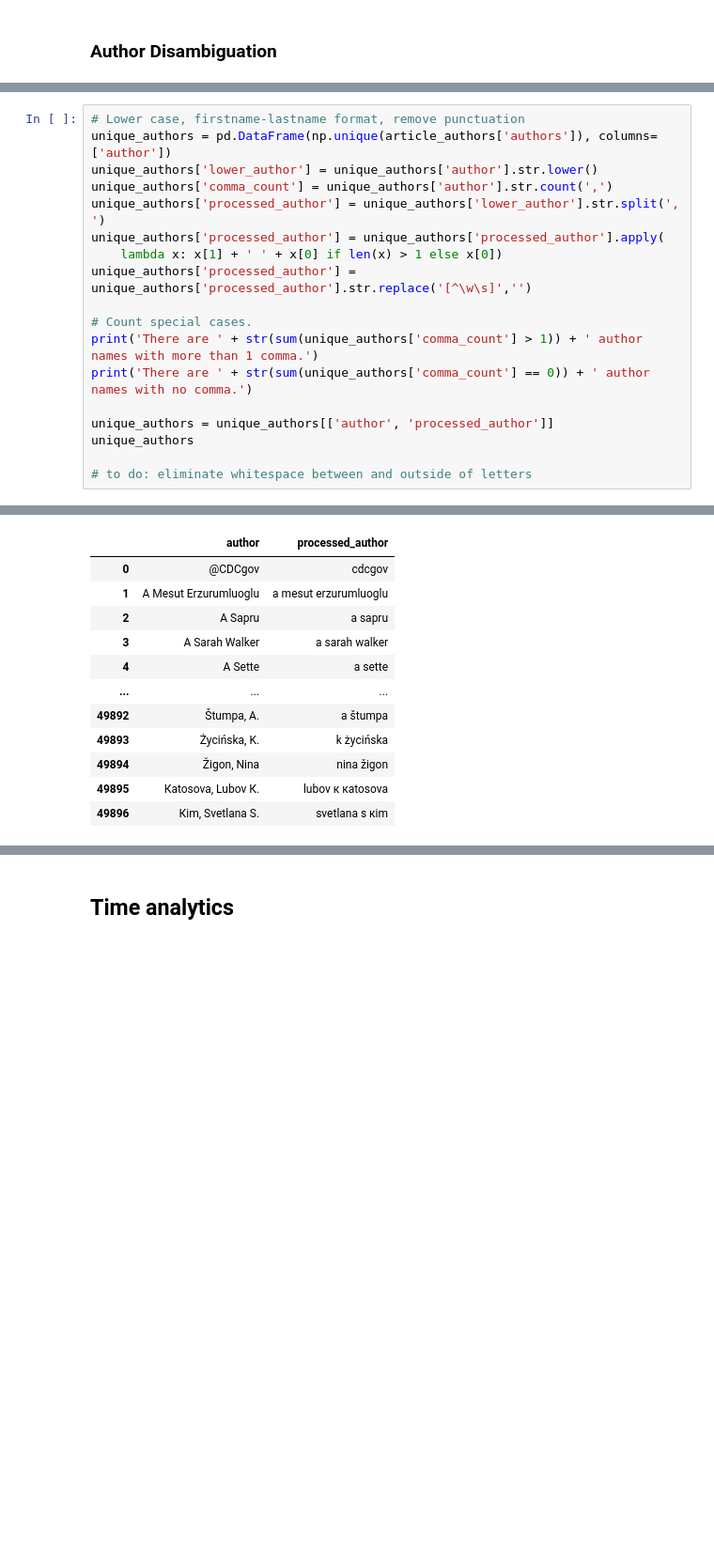
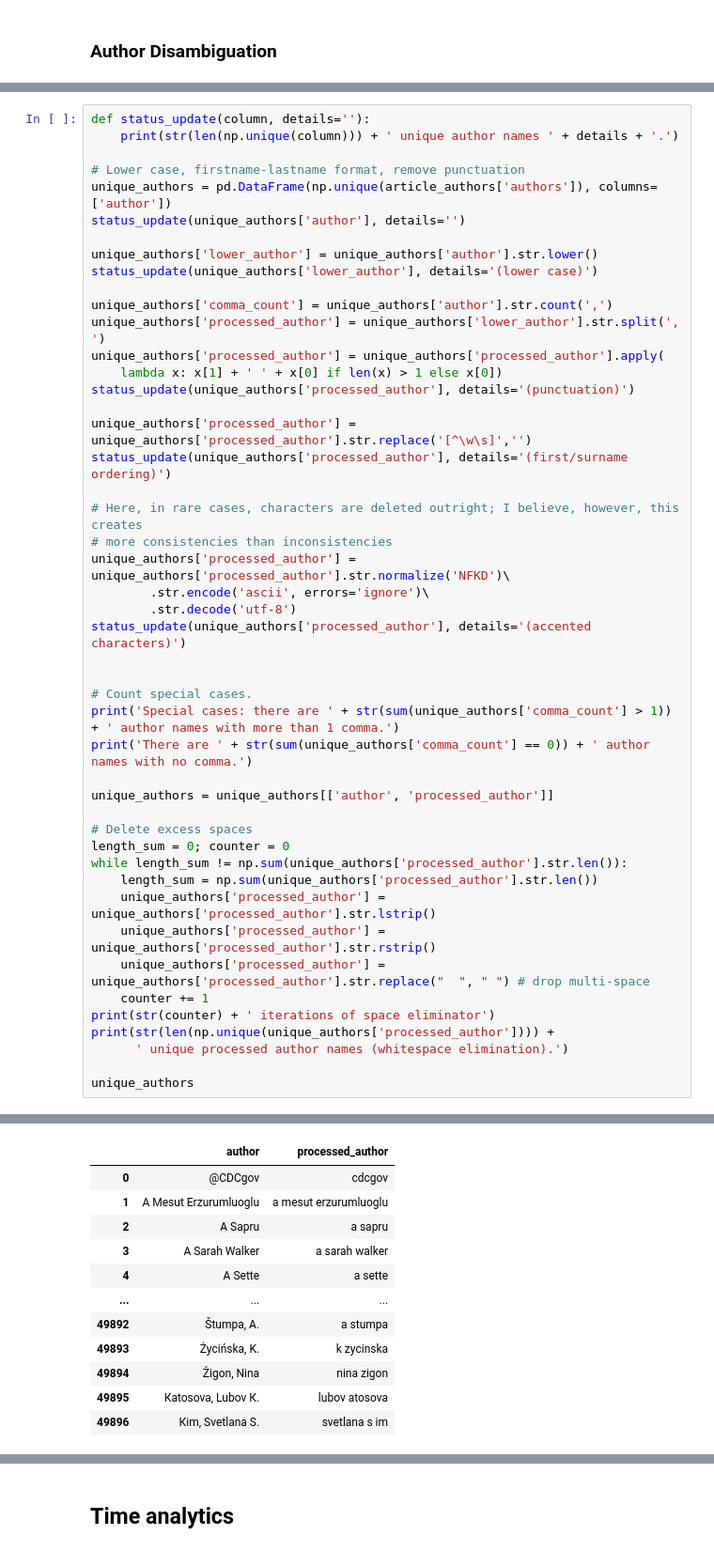
Before and after one commit to COVID19-DVRN/Project-B_Scientific-Opportunism, a Jupyter notebook: AuthorAnalytics.ipynb, the cells around one changed output, grey strips where cells are left out. Shown at 94% size. Saved outputs shown, nothing was run; the diff lists cells and outputs as text; blank space fills up the shorter version.

```diff
--- a/AuthorAnalytics.ipynb
+++ b/AuthorAnalytics.ipynb
@@ -137,19 +172,48 @@ Process author names into standard first name last name format.
 # %%
+def status_update(column, details=''):
+    print(str(len(np.unique(column))) + ' unique author names ' + details + '.')
+
 # Lower case, firstname-lastname format, remove punctuation
 unique_authors = pd.DataFrame(np.unique(article_authors['authors']), columns=['author'])
+status_update(unique_authors['author'], details='')
+
 unique_authors['lower_author'] = unique_authors['author'].str.lower()
+status_update(unique_authors['lower_author'], details='(lower case)')
+
 unique_authors['comma_count'] = unique_authors['author'].str.count(',')
 unique_authors['processed_author'] = unique_authors['lower_author'].str.split(', ')
 unique_authors['processed_author'] = unique_authors['processed_author'].apply(
     lambda x: x[1] + ' ' + x[0] if len(x) > 1 else x[0])
+status_update(unique_authors['processed_author'], details='(punctuation)')
+
 unique_authors['processed_author'] = unique_authors['processed_author'].str.replace('[^\w\s]','')
+status_update(unique_authors['processed_author'], details='(first/surname ordering)')
+
+# Here, in rare cases, characters are deleted outright; I believe, however, this creates
+# more consistencies than inconsistencies
+unique_authors['processed_author'] = unique_authors['processed_author'].str.normalize('NFKD')\
+        .str.encode('ascii', errors='ignore')\
+        .str.decode('utf-8')
+status_update(unique_authors['processed_author'], details='(accented characters)')
+
 
 # Count special cases.
-print('There are ' + str(sum(unique_authors['comma_count'] > 1)) + ' author names with more than 1 comma.')
+print('Special cases: there are ' + str(sum(unique_authors['comma_count'] > 1)) + ' author names with more than 1 comma.')
 print('There are ' + str(sum(unique_authors['comma_count'] == 0)) + ' author names with no comma.')
 
 unique_authors = unique_authors[['author', 'processed_author']]
+
+# Delete excess spaces
+length_sum = 0; counter = 0
+while length_sum != np.sum(unique_authors['processed_author'].str.len()):
+    length_sum = np.sum(unique_authors['processed_author'].str.len())
+    unique_authors['processed_author'] = unique_authors['processed_author'].str.lstrip()
+    unique_authors['processed_author'] = unique_authors['processed_author'].str.rstrip()
+    unique_authors['processed_author'] = unique_authors['processed_author'].str.replace("  ", " ") # drop multi-space
+    counter += 1
+print(str(counter) + ' iterations of space eliminator')
+print(str(len(np.unique(unique_authors['processed_author']))) +
+      ' unique processed author names (whitespace elimination).')
+
 unique_authors
-
-# to do: eliminate whitespace between and outside of letters
 # %% [output]
@@ -158,13 +229,13 @@ There are 9452 author names with no comma.
 |  | author | processed_author |
 | 0 | @CDCgov | cdcgov |
 | 1 | A Mesut Erzurumluoglu | a mesut erzurumluoglu |
 | 2 | A Sapru | a sapru |
 | 3 | A Sarah Walker | a sarah walker |
 | 4 | A Sette | a sette |
 | ... | ... | ... |
-| 49892 | Štumpa, A. | a štumpa |
-| 49893 | Życińska, K. | k życińska |
-| 49894 | Žigon, Nina | nina žigon |
-| 49895 | Кatosova, Lubov К. | lubov к кatosova |
-| 49896 | Кim, Svetlana S. | svetlana s кim |
+| 49892 | Štumpa, A. | a stumpa |
+| 49893 | Życińska, K. | k zycinska |
+| 49894 | Žigon, Nina | nina zigon |
+| 49895 | Кatosova, Lubov К. | lubov atosova |
+| 49896 | Кim, Svetlana S. | svetlana s im |
 49897 rows × 2 columns
```
Also changed, not shown: parts of 39 cells of this notebook.
